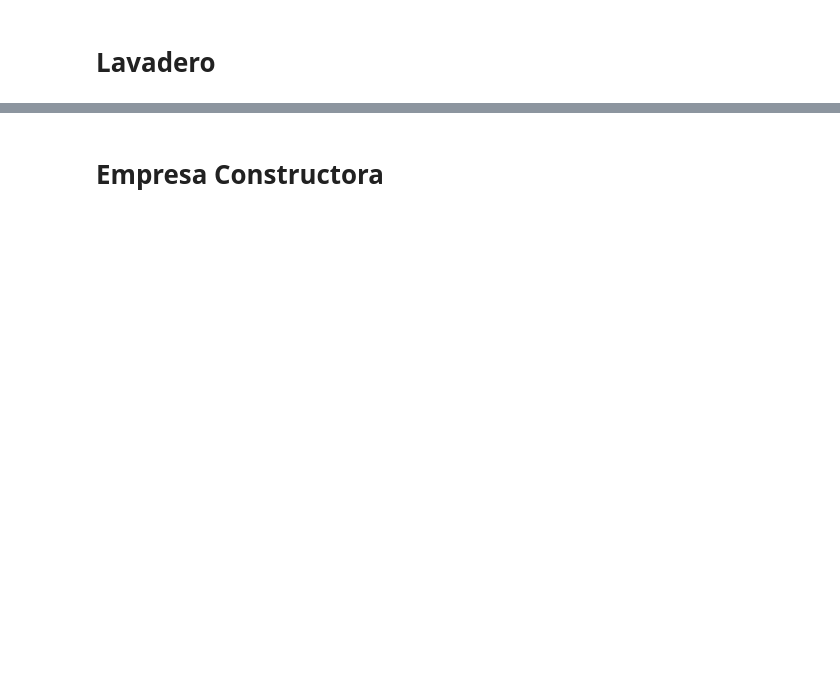
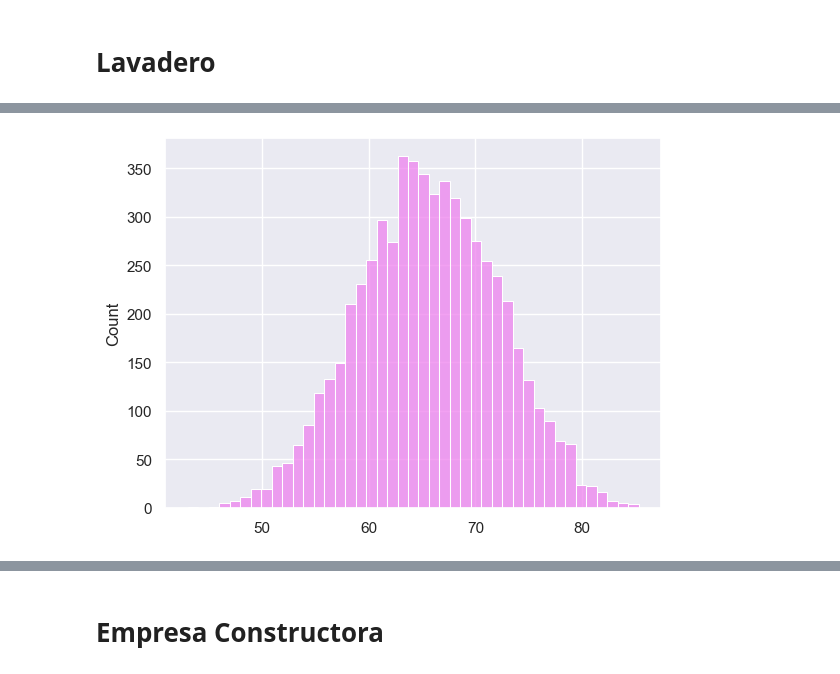
Before and after one commit to CarlosIrigoyen/ModeloYSimulacion, a Jupyter notebook: TP5/TrabajoPractico5.ipynb, the cells around one changed output, grey strips where cells are left out. Saved outputs shown, nothing was run; the diff lists cells and outputs as text; code cells hidden in the pictures; blank space fills up the shorter version.

```diff
--- a/TP5/TrabajoPractico5.ipynb
+++ b/TP5/TrabajoPractico5.ipynb
@@ -7,0 +1,12 @@ COR=100
+# %%
+import numpy as np
+import statistics as stats
+import seaborn as sns
+import matplotlib.pyplot as plt
+CANT_EXPERIMENTOS = 30
+CANT_CORRIDAS = 100
+duraciones = []
+promedios_experimentos = []
+criticidad_as = 0
+criticidad_am = 0
+criticidad_ai = 0
@@ -106,2 +109,87 @@ Intervalo de confianza (99%): [26.38, 26.52]
 # %% [markdown]
 # Lavadero
+# %%
+# Obtiene, suma y retorna las demoras de las tareas a,b,c del acceso superior
+def calcular_acceso_superior():
+    tarea_a = np.random.uniform(1, 5)
+    tarea_b = np.random.uniform(1, 3)
+    tarea_c = np.random.uniform(1, 3)
+    return tarea_a + tarea_b + tarea_c, tarea_a
+
+# Obtiene, suma y retorna las demoras de las tareas d y e del acceso medio
+def calcular_acceso_medio(tarea_a):
+    tarea_d = np.random.uniform(1, 6)
+    tarea_e = np.random.uniform(6, 12)
+    tarea_f = np.random.uniform(5, 10)
+    return tarea_a + tarea_d + tarea_e + tarea_f
+
+# Obteniene, suma y retorna las demoras de las tareas f y g del acceso inferior
+def calcular_acceso_inferior(acceso_medio):
+    tarea_g = np.random.uniform(10, 15)
+    return acceso_medio + tarea_g
+
+# Obtiene y retorna las demoras de los accesos
+def lavar():
+    acceso_superior, tarea_a = calcular_acceso_superior()
+    acceso_medio = calcular_acceso_medio(tarea_a)
+    acceso_inferior = calcular_acceso_inferior(acceso_medio)
+    return [acceso_superior, acceso_medio, acceso_inferior]
+
+#Calcula el intervalo de confianza
+def calcular_IC(n, media, desvio, z):
+    l = z * (desvio / np.sqrt(n))
+    return media - l ,  media + l
+
+def graficar_histograma(a):
+    sns.set()
+    sns.histplot(a, color="violet")
+    plt.show()
+
+if __name__ == "__main__":
+    # Simulacion de los 30 experimentos de 100 corridas
+    for i in range(CANT_EXPERIMENTOS):
+        duracion_experimento = 0
+        for j in range(CANT_CORRIDAS):
+            accesos = lavar()
+            duracion_corrida = sum(accesos)
+            duraciones.append(duracion_corrida)
+            duracion_experimento += duracion_corrida
+
+            #Obtengo el acceso más crítico y aumento su contador
+            criticidad = max(accesos)
+            if criticidad == accesos[0]:
+                criticidad_as += 1
+            if criticidad == accesos[1]:
+                criticidad_am += 1
+            if criticidad == accesos[2]:
+                criticidad_ai += 1
+
+        promedios_experimentos.append(duracion_experimento / CANT_CORRIDAS)
+
+    media = stats.mean(duraciones)
+    media = round(media, 2)
+    z = 2.57
+    limite_inferior, limite_superior = calcular_IC(len(duraciones), media, stats.stdev(duraciones), z)
+    limite_inferior = round(limite_inferior, 2)
+    limite_superior = round(limite_superior, 2)
+
+    #Calculo los porcentajes de la criticidad de cada acceso
+    porcentaje_criticidad_as = criticidad_as * 100 / (CANT_EXPERIMENTOS * CANT_CORRIDAS)
+    porcentaje_criticidad_am = criticidad_am * 100 / (CANT_EXPERIMENTOS * CANT_CORRIDAS)
+    porcentaje_criticidad_ai = criticidad_ai * 100 / (CANT_EXPERIMENTOS * CANT_CORRIDAS)
+
+    # Normalizar los porcentajes para que sumen 100%
+    total_criticidad = porcentaje_criticidad_as + porcentaje_criticidad_am + porcentaje_criticidad_ai
+    porcentaje_criticidad_as = round((porcentaje_criticidad_as / total_criticidad) * 100, 2)
+    porcentaje_criticidad_am = round((porcentaje_criticidad_am / total_criticidad) * 100, 2)
+    porcentaje_criticidad_ai = round((porcentaje_criticidad_ai / total_criticidad) * 100, 2)
+    total=porcentaje_criticidad_as+porcentaje_criticidad_am+porcentaje_criticidad_ai
+    print("El tiempo promedio de finalización del proyecto es de ", media, " minutos")
+    print("El Intervalo de confianza tiene un límite inferior = ", limite_inferior, " y un límite superior = ", limite_superior)
+    print("El porcentaje de criticidad del acceso superior es de ", porcentaje_criticidad_as, "%")
+    print("El porcentaje de criticidad del acceso medio es de ", porcentaje_criticidad_am, "%")
+    print("El porcentaje de criticidad del acceso inferior es de ", porcentaje_criticidad_ai, "%")
+    print("Porcentaje total:", total )
+    graficar_histograma(duraciones)
+    graficar_histograma(promedios_experimentos)
+# %% [output]
@@ -107,0 +202 @@ Intervalo de confianza (99%): [26.38, 26.52]
+[figure, added]
```
Also changed, not shown: parts of 6 cells of this notebook.
